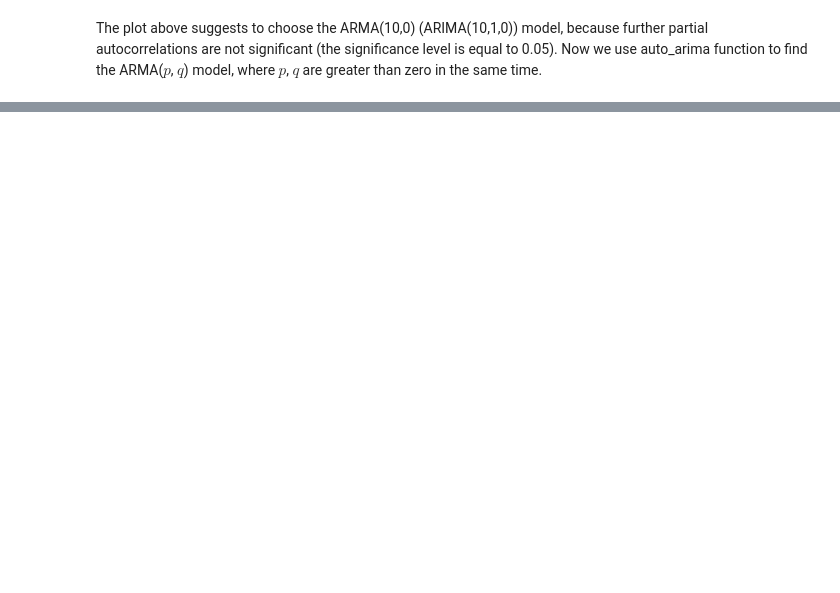
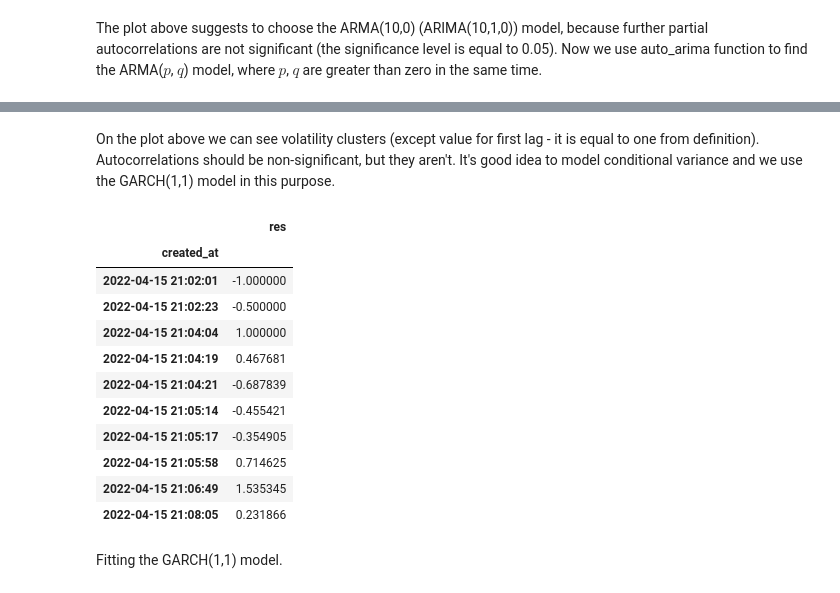
Before and after one commit to pkrukowski1/Data-Mining, a Jupyter notebook: Palpatine/Time_series_analysis.ipynb, the cells around one changed output, grey strips where cells are left out. Drawn from its saved outputs; the diff is of its cells as text; code cells hidden in the pictures; blank space fills up the shorter version.

```diff
--- a/Palpatine/Time_series_analysis.ipynb
+++ b/Palpatine/Time_series_analysis.ipynb
@@ -290,0 +303,20 @@ Let's plot autocorrelation estimator for residuals of fitted model.
+# %% [markdown]
+On the plot above we can see volatility clusters (except value for first lag - it is equal to one from definition). Autocorrelations should be non-significant, but they aren't. It's good idea to model conditional variance and we use the GARCH(1,1) model in this purpose.
+# %%
+ts_res = pd.DataFrame(data = arima_1_1_3.arima_res_.resid, index = ts_train.index, columns = ['res'])
+ts_res.head(10)
+# %% [output]
+|  | res |
+| created_at |  |
+| 2022-04-15 21:02:01 | -1.000000 |
+| 2022-04-15 21:02:23 | -0.500000 |
+| 2022-04-15 21:04:04 | 1.000000 |
+| 2022-04-15 21:04:19 | 0.467681 |
+| 2022-04-15 21:04:21 | -0.687839 |
+| 2022-04-15 21:05:14 | -0.455421 |
+| 2022-04-15 21:05:17 | -0.354905 |
+| 2022-04-15 21:05:58 | 0.714625 |
+| 2022-04-15 21:06:49 | 1.535345 |
+| 2022-04-15 21:08:05 | 0.231866 |
+# %% [markdown]
+Fitting the GARCH(1,1) model.
```
Also changed, not shown: parts of 38 cells of this notebook.
